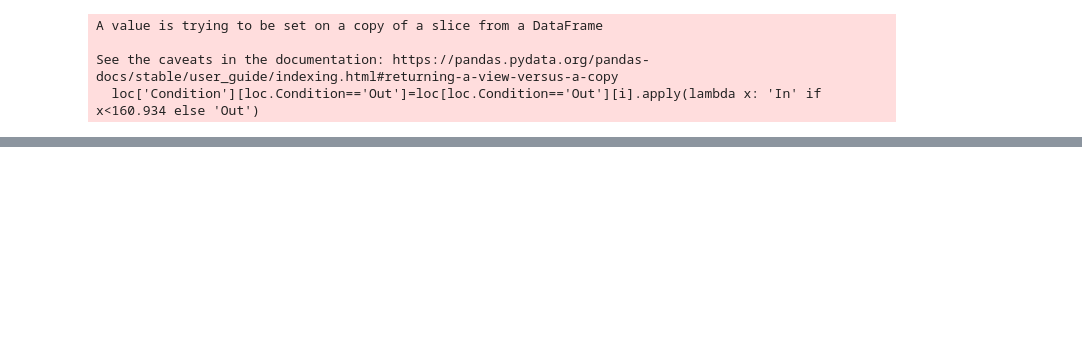
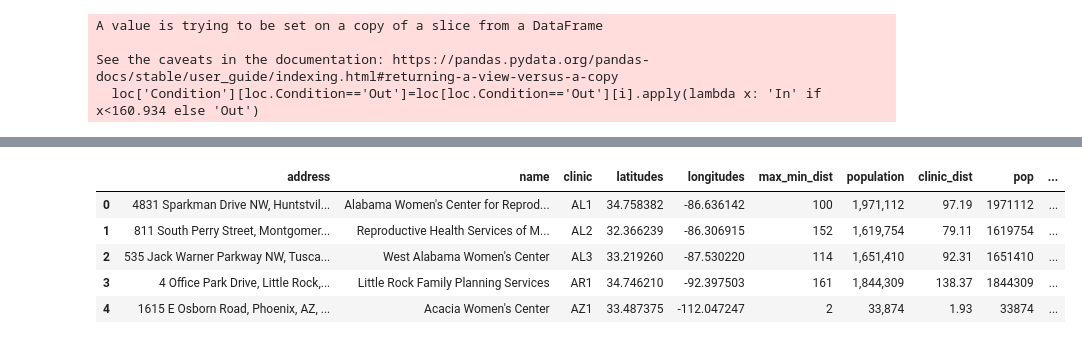
Before and after one commit to m1ngle/Clinics, a Jupyter notebook: Distance Maps.ipynb, the cells around one changed output, grey strips where cells are left out. Saved outputs shown, nothing was run; the diff lists cells and outputs as text; code cells hidden in the pictures; blank space fills up the shorter version.

```diff
--- a/Distance Maps.ipynb
+++ b/Distance Maps.ipynb
@@ -280,0 +347,9 @@ fig.show()
+# %%
+loc2.head()
+# %% [output]
+|  | address | name | clinic | latitudes | longitudes | max_min_dist | population | clinic_dist | pop | ... |
+| 0 | 4831 Sparkman Drive NW, Huntstvil... | Alabama Women's Center for Reprod... | AL1 | 34.758382 | -86.636142 | 100 | 1,971,112 | 97.19 | 1971112 | ... |
+| 1 | 811 South Perry Street, Montgomer... | Reproductive Health Services of M... | AL2 | 32.366239 | -86.306915 | 152 | 1,619,754 | 79.11 | 1619754 | ... |
+| 2 | 535 Jack Warner Parkway NW, Tusca... | West Alabama Women's Center | AL3 | 33.219260 | -87.530220 | 114 | 1,651,410 | 92.31 | 1651410 | ... |
+| 3 | 4 Office Park Drive, Little Rock,... | Little Rock Family Planning Services | AR1 | 34.746210 | -92.397503 | 161 | 1,844,309 | 138.37 | 1844309 | ... |
+| 4 | 1615 E Osborn Road, Phoenix, AZ, ... | Acacia Women's Center | AZ1 | 33.487375 | -112.047247 | 2 | 33,874 | 1.93 | 33874 | ... |
```
Also changed, not shown: parts of 19 cells of this notebook.
